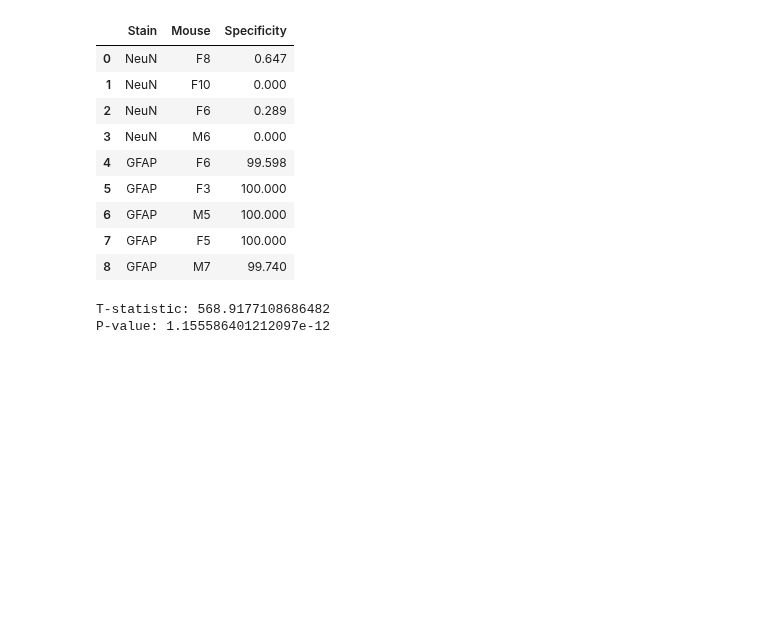
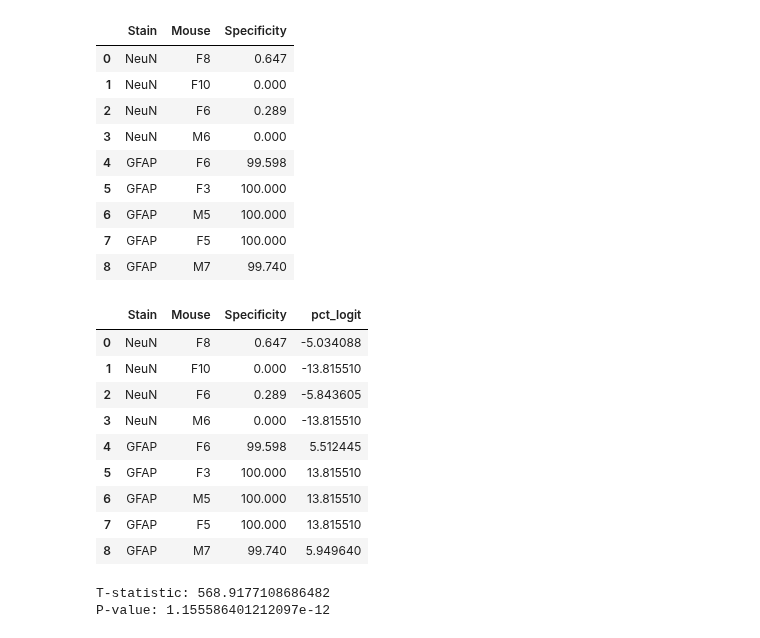
Before and after one commit to rsenne/dCA1_Paper, a Jupyter notebook: onep/Finalized/ihc_counts_supplemental.ipynb, the cells around one changed output. Saved outputs shown, nothing was run; the diff lists cells and outputs as text; code cells hidden in the pictures; blank space fills up the shorter version.

```diff
--- a/onep/Finalized/ihc_counts_supplemental.ipynb
+++ b/onep/Finalized/ihc_counts_supplemental.ipynb
@@ -21,3 +26,16 @@ df
+# %%
+df
+# %% [output]
+|  | Stain | Mouse | Specificity | pct_logit |
+| 0 | NeuN | F8 | 0.647 | -5.034088 |
+| 1 | NeuN | F10 | 0.000 | -13.815510 |
+| 2 | NeuN | F6 | 0.289 | -5.843605 |
+| 3 | NeuN | M6 | 0.000 | -13.815510 |
+| 4 | GFAP | F6 | 99.598 | 5.512445 |
+| 5 | GFAP | F3 | 100.000 | 13.815510 |
+| 6 | GFAP | M5 | 100.000 | 13.815510 |
+| 7 | GFAP | F5 | 100.000 | 13.815510 |
+| 8 | GFAP | M7 | 99.740 | 5.949640 |
 # %%
 import pandas as pd
 from scipy import stats
```
Also changed, not shown: parts of 3 cells of this notebook, 8 other files.
